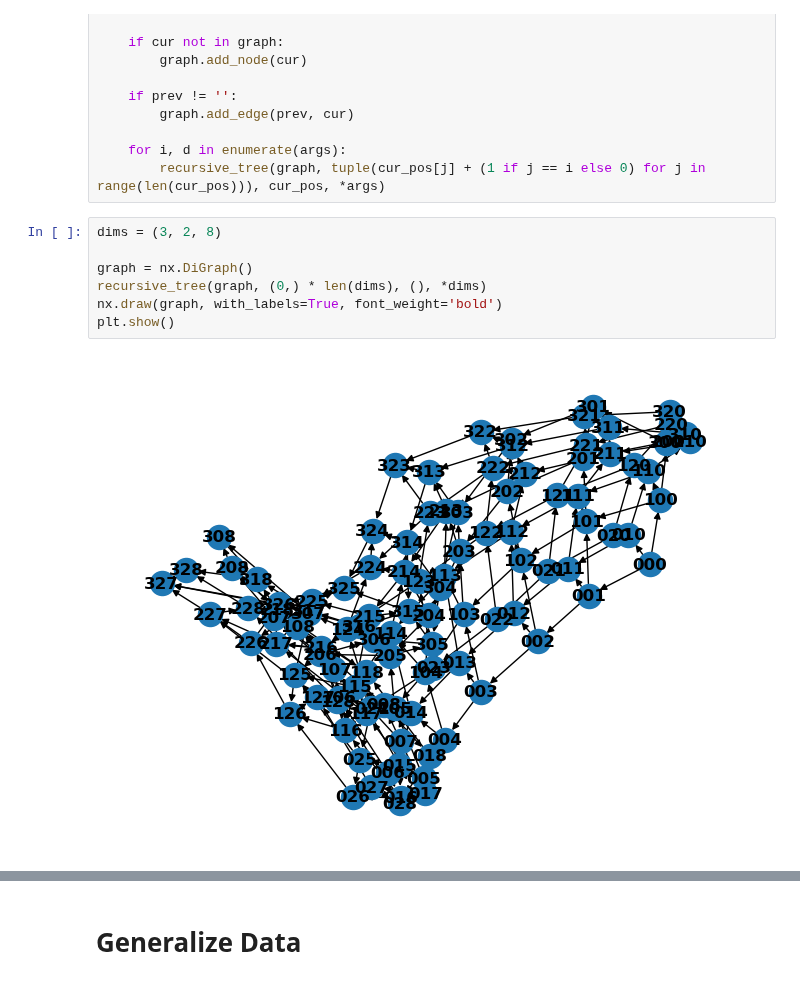
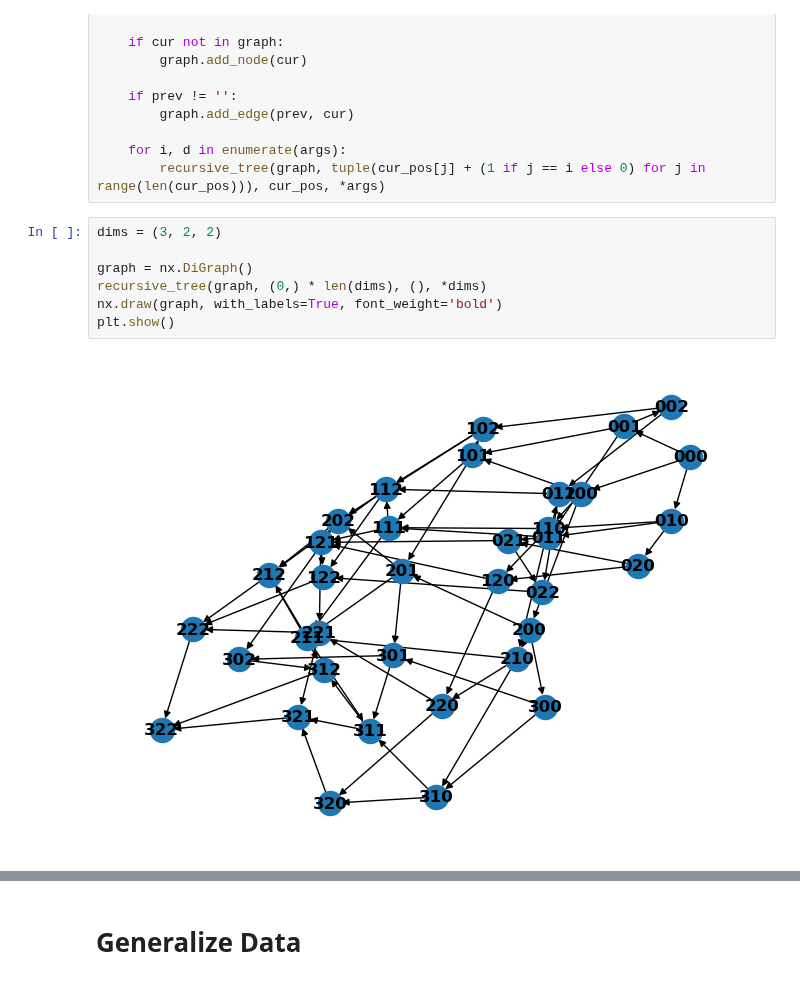
Before and after one commit to umairlakhani/incognito, a Jupyter notebook: main.ipynb, the cells around one changed output, grey strips where cells are left out. Saved outputs shown, nothing was run; the diff lists cells and outputs as text.

```diff
--- a/main.ipynb
+++ b/main.ipynb
@@ -54,14 +56,14 @@ def recursive_tree(graph, cur_pos, prev_pos, *args):
     for i, d in enumerate(args):
         recursive_tree(graph, tuple(cur_pos[j] + (1 if j == i else 0) for j in range(len(cur_pos))), cur_pos, *args)
 # %%
-dims = (3, 2, 8)
+dims = (3, 2, 2)
 
 graph = nx.DiGraph()
 recursive_tree(graph, (0,) * len(dims), (), *dims)
 nx.draw(graph, with_labels=True, font_weight='bold')
 plt.show()
 # %% [output]
-[figure, old version]
+[figure, new version]
 # %%
 print(graph.nodes)
 print(graph.edges)
```
Also changed, not shown: parts of 6 cells of this notebook.
